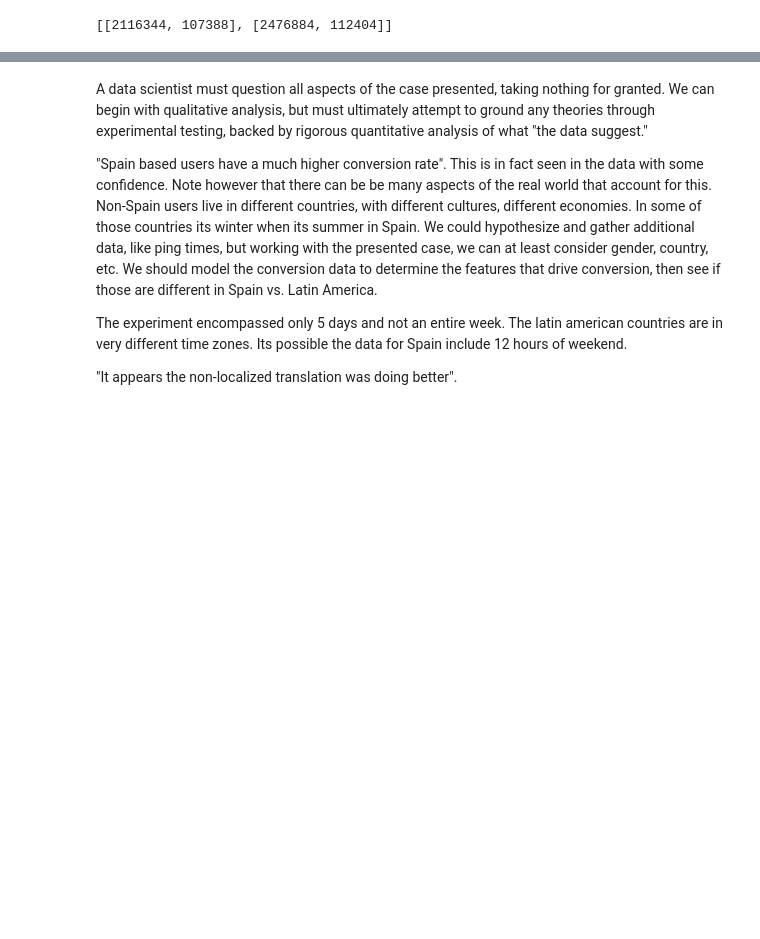
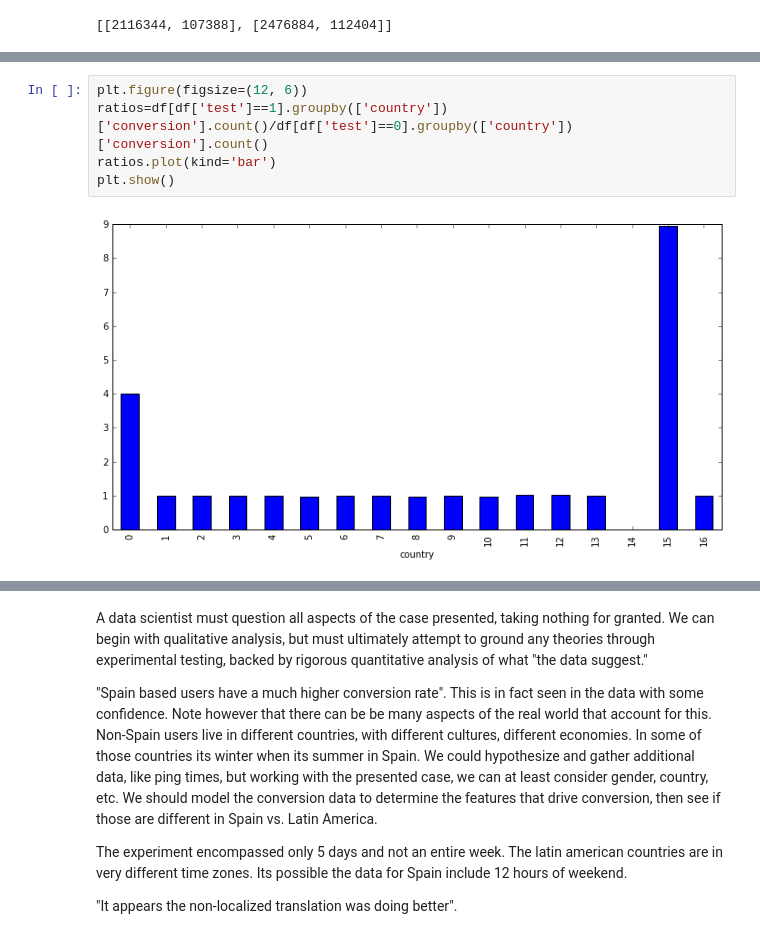
Before and after one commit to stevefollmer/xyz-spanish, a Jupyter notebook: XYZ Spanish.ipynb, the cells around one changed output, grey strips where cells are left out. Drawn from its saved outputs; the diff is of its cells as text; blank space fills up the shorter version.

```diff
--- a/XYZ Spanish.ipynb
+++ b/XYZ Spanish.ipynb
@@ -133,0 +141,7 @@ dfg.country.type
+# %%
+plt.figure(figsize=(12, 6))
+ratios=df[df['test']==1].groupby(['country'])['conversion'].count()/df[df['test']==0].groupby(['country'])['conversion'].count()
+ratios.plot(kind='bar')
+plt.show()
+# %% [output]
+[figure, added]
```
Also changed, not shown: parts of 22 cells of this notebook.
